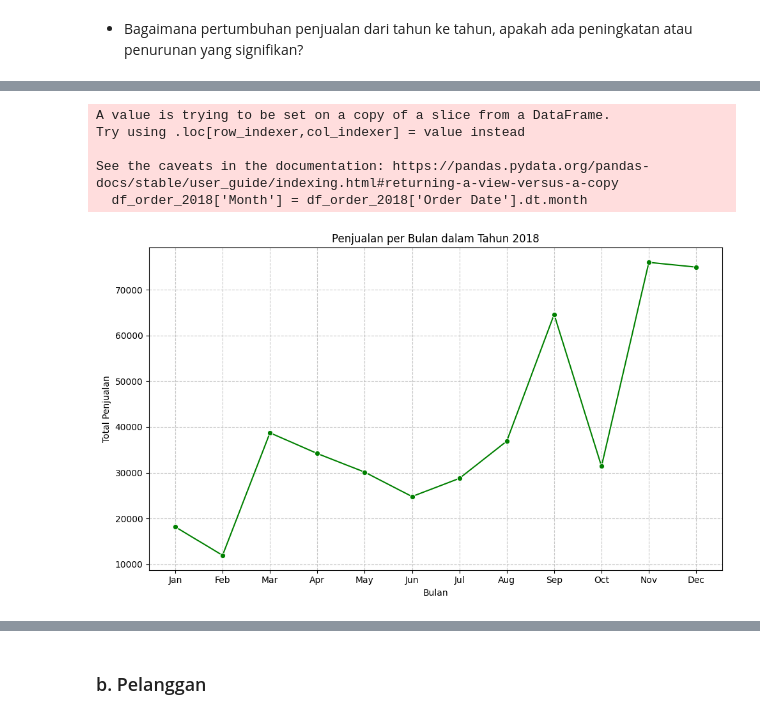
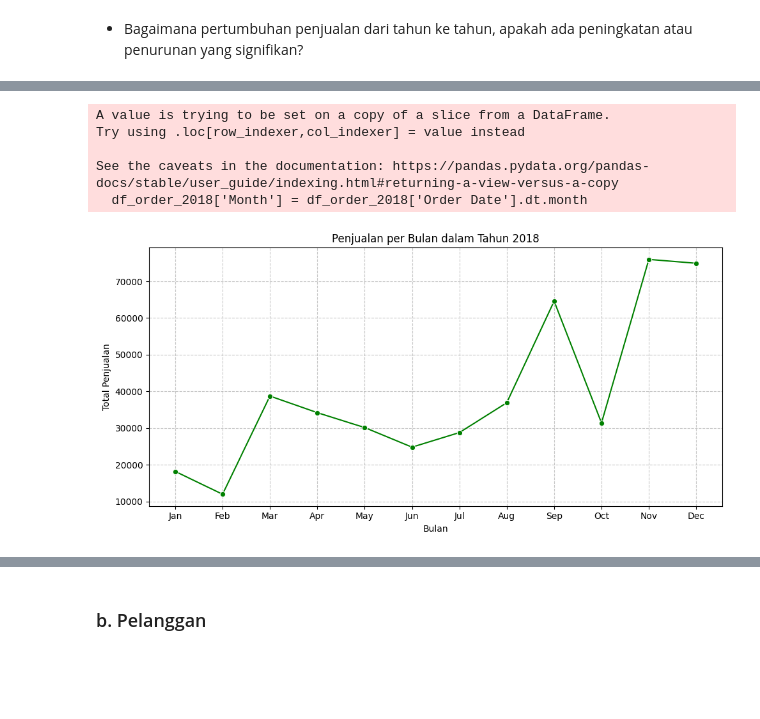
Before and after one commit to Pascalbrly/Portofolio-Data-Analyst, a Jupyter notebook: Project 2/Data Analysis Store Sales.ipynb, the cells around one changed output, grey strips where cells are left out. Cells and saved outputs as stored; diff of their text form; code cells hidden in the pictures; blank space fills up the shorter version.

```diff
--- a/Project 2/Data Analysis Store Sales.ipynb
+++ b/Project 2/Data Analysis Store Sales.ipynb
@@ -231,3 +247,5 @@ dtype: int64
+# %%
+df_order.drop(columns=['Row ID'], inplace=True)
 # %% [markdown]
 # 8. Exploratory Data Analyst (EDA)
 # %% [markdown]
@@ -380,29 +422,29 @@ plt.show()
 # %%
 # Konversi kolom Order Date ke format datetime
 df_order['Order Date'] = pd.to_datetime(df_order['Order Date'])
 
 # Filter data tahun 2018
 df_order_2018 = df_order[df_order['Order Date'].dt.year == 2018]
 
 # Ekstrak bulan dari kolom "Order Date"
 df_order_2018['Month'] = df_order_2018['Order Date'].dt.month
 
 # Kelompokkan berdasarkan bulan dan hitung jumlah penjualan
 sales_per_month_2018 = df_order_2018.groupby('Month')['Sales'].sum().reset_index()
 
-plt.figure(figsize=(10, 6))
+plt.figure(figsize=(10, 5))
 sns.lineplot(data=sales_per_month_2018, x='Month', y='Sales', marker='o', color='green')
 plt.title('Penjualan per Bulan dalam Tahun 2018')
 plt.xlabel('Bulan')
 plt.ylabel('Total Penjualan')
 plt.xticks(range(1, 13), ['Jan', 'Feb', 'Mar', 'Apr', 'May', 'Jun', 'Jul', 'Aug', 'Sep', 'Oct', 'Nov', 'Dec'])
 plt.grid(True, linestyle='--', alpha=0.7)
 plt.tight_layout()
 plt.show()
 # %% [output]
 A value is trying to be set on a copy of a slice from a DataFrame.
 Try using .loc[row_indexer,col_indexer] = value instead
 
 See the caveats in the documentation: https://pandas.pydata.org/pandas-docs/stable/user_guide/indexing.html#returning-a-view-versus-a-copy
   df_order_2018['Month'] = df_order_2018['Order Date'].dt.month
-[figure, old version]
+[figure, new version]
```
Also changed, not shown: parts of 65 cells of this notebook, 18 other files.
